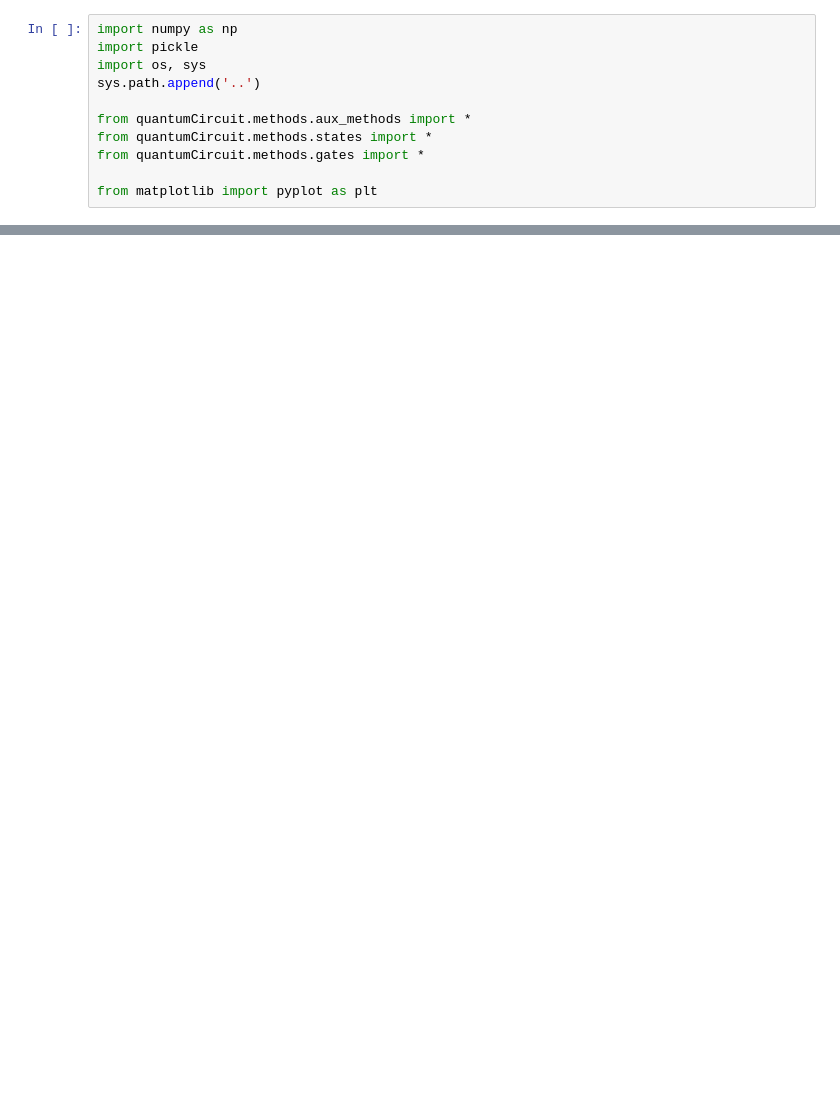
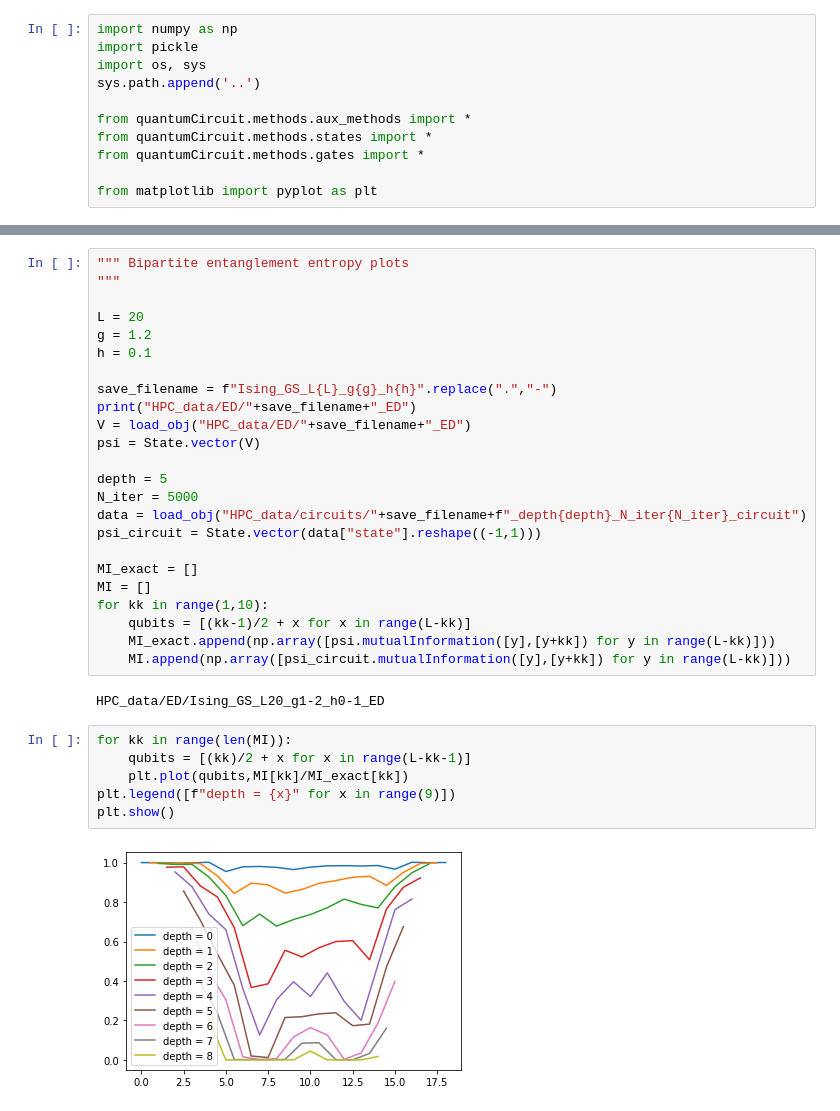
Before and after one commit to ShHsLin/complexity_and_entanglement, a Jupyter notebook: adam_tests/plot.ipynb, the cells around one changed output, grey strips where cells are left out. Drawn from its saved outputs; the diff is of its cells as text; blank space fills up the shorter version.

```diff
--- a/adam_tests/plot.ipynb
+++ b/adam_tests/plot.ipynb
@@ -41,0 +101,34 @@ UnpicklingError: invalid load key, 'v'.
+# %%
+""" Bipartite entanglement entropy plots
+"""
+
+L = 20
+g = 1.2
+h = 0.1
+
+save_filename = f"Ising_GS_L{L}_g{g}_h{h}".replace(".","-")
+print("HPC_data/ED/"+save_filename+"_ED")
+V = load_obj("HPC_data/ED/"+save_filename+"_ED")
+psi = State.vector(V)
+
+depth = 5
+N_iter = 5000
+data = load_obj("HPC_data/circuits/"+save_filename+f"_depth{depth}_N_iter{N_iter}_circuit")
+psi_circuit = State.vector(data["state"].reshape((-1,1)))
+
+MI_exact = []
+MI = []
+for kk in range(1,10):
+    qubits = [(kk-1)/2 + x for x in range(L-kk)]
+    MI_exact.append(np.array([psi.mutualInformation([y],[y+kk]) for y in range(L-kk)]))
+    MI.append(np.array([psi_circuit.mutualInformation([y],[y+kk]) for y in range(L-kk)]))
+# %% [output]
+HPC_data/ED/Ising_GS_L20_g1-2_h0-1_ED
+# %%
+for kk in range(len(MI)):
+    qubits = [(kk)/2 + x for x in range(L-kk-1)]
+    plt.plot(qubits,MI[kk]/MI_exact[kk])
+plt.legend([f"depth = {x}" for x in range(9)])
+plt.show()
+# %% [output]
+[figure, added]
```
Also changed, not shown: parts of 12 cells of this notebook.
